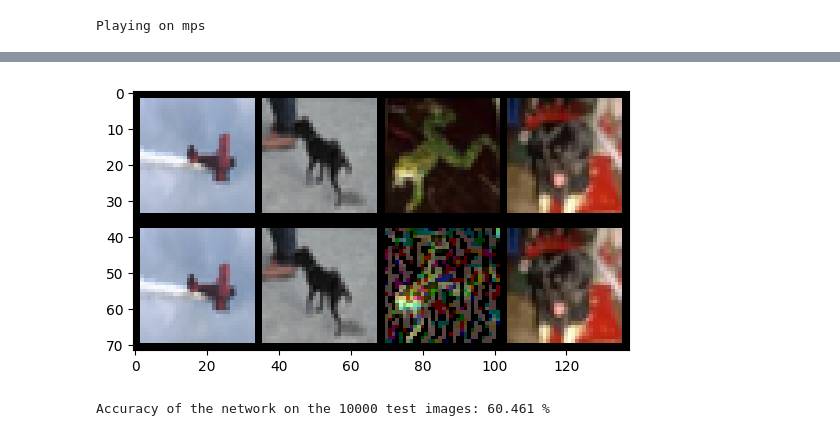
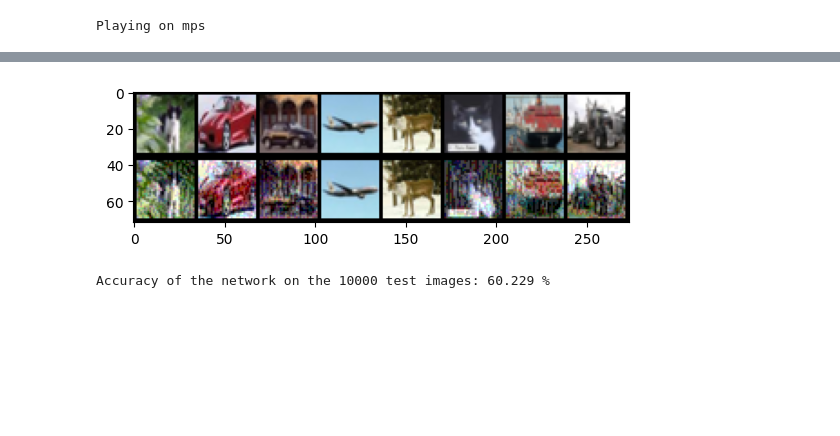
Before and after one commit to DeLnlyMthrLvr/Distillation_experiments, a Jupyter notebook: notebooks/exp_v2_ale.ipynb, the cells around one changed output, grey strips where cells are left out. Drawn from its saved outputs; the diff is of its cells as text; code cells hidden in the pictures; blank space fills up the shorter version.

```diff
--- a/notebooks/exp_v2_ale.ipynb
+++ b/notebooks/exp_v2_ale.ipynb
@@ -156,14 +171,17 @@ images, labels = next(dataiter)
 
 images = images / 2 + 0.5
 
-limit = 124
+limit = 120
 
 losses = []
 
 grid = utils.make_grid(images[:(len(labels)-limit)])
 # print images
 
-print('GroundTruth: ', ' '.join(f'{classes[labels[j]]:5s}' for j in range(len(labels)-limit)))
+gt = [f'{classes[labels[j]]:5s}'
+                              for j in range(len(labels)-(limit))]
+
+print('GroundTruth: ', ' '.join(gt))
 
 net = model
 #net.load_state_dict(torch.load(PATH, weights_only=True))
@@ -180,12 +198,14 @@ losses.append(loss.item())
 
 _, predicted = torch.max(outputs, 1)
 
-print('Predicted: ', ' '.join(f'{classes[predicted[j]]:5s}'
-                              for j in range(len(labels)-(limit))))
+org = [f'{classes[predicted[j]]:5s}'
+                              for j in range(len(labels)-(limit))]
+
+print('Predicted: ', ' '.join(org))
 
 step = images.grad.sign()
 
-perturbed_image = images + 0.2*step
+perturbed_image = images + 0.1*step
 perturbed_image = torch.clamp(perturbed_image, 0, 1)
 
 grid_n = utils.make_grid(perturbed_image[:(len(labels)-limit)])
@@ -194,6 +214,7 @@ grod = np.concatenate((np.transpose(grid, (1, 2, 0)),np.transpose(grid_n.cpu(),
 # print images
 plt.imshow(grod)
 
+
 labels_hat_dist = model(perturbed_image)
 loss = criterion(labels_hat_dist, labels)
 
@@ -201,8 +222,26 @@ losses.append(loss.item())
 
 _, predicted = torch.max(labels_hat_dist, 1)
 
-print('Averserial: ', ' '.join(f'{classes[predicted[j]]:5s}'
-                              for j in range(len(labels)-(limit))))
+adv = [f'{classes[predicted[j]]:5s}'
+                              for j in range(len(labels)-(limit))]
 
+
+print('Averserial: ', ' '.join(adv))
+
+
+
+
+
+res = []
+for o, p, a in zip(org, gt, adv):
+    if o != p:
+        res.append('errr')
+    elif o == p and o != a:
+        res.append('succ')
+    else:
+        res.append('fail')
+
+print(f'Attack: ', ' '.join(res))
+print('\n')
 print(f'Delta loss: {np.abs(losses[0]-losses[1])}\n\tOriginal loss: {losses[0]}\n\tAdversarial loss: {losses[1]}')
 # %% [output]
@@ -215,4 +257,4 @@ Delta loss: 0.08043432235717773
-[figure, old version]
+[figure, new version]
 # %%
 correct = 0
 total = 0
@@ -233,4 +275,4 @@ with torch.no_grad():
 
 print(f'Accuracy of the network on the 10000 test images: {np.mean(accuracies):.3f} %')
 # %% [output]
-Accuracy of the network on the 10000 test images: 60.461 %
+Accuracy of the network on the 10000 test images: 60.229 %
```
Also changed, not shown: parts of 4 cells of this notebook.
